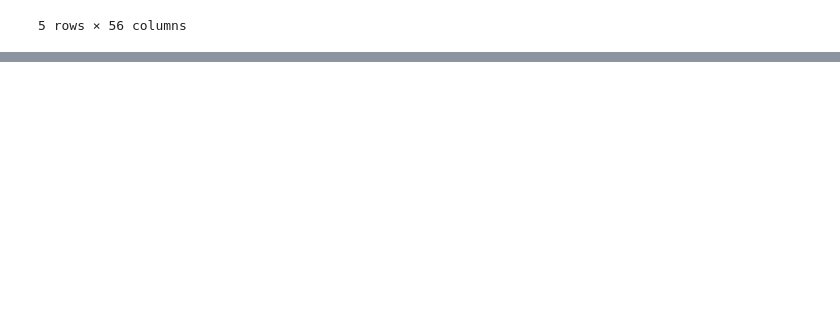
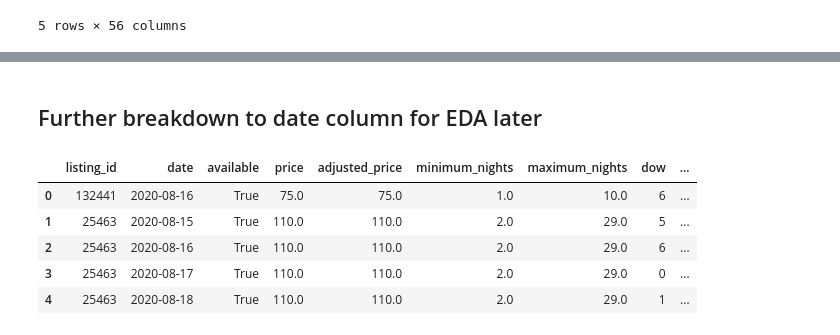
Before and after one commit to LingxingG/Data-Mining-Project, a Jupyter notebook: May Myo/pre-processing and EDA/Airbnb Data Pre-processing.ipynb, the cells around one changed output, grey strips where cells are left out. Cells and saved outputs as stored; diff of their text form; code cells hidden in the pictures; blank space fills up the shorter version.

```diff
--- a/May Myo/pre-processing and EDA/Airbnb Data Pre-processing.ipynb
+++ b/May Myo/pre-processing and EDA/Airbnb Data Pre-processing.ipynb
@@ -220,0 +372,3 @@ pickle_listings_df.head(5)
+# %%
+calendar_df.fillna(0,inplace=True)
+calendar_df.isnull().sum()
@@ -220,0 +399,23 @@ pickle_listings_df.head(5)
+# %% [markdown]
+## Further breakdown to date column for EDA later
+# %%
+calendar_df['dow'] = pd.DatetimeIndex(calendar_df['date']).dayofweek
+calendar_df['doy'] = pd.DatetimeIndex(calendar_df['date']).dayofyear
+calendar_df['year'] = pd.DatetimeIndex(calendar_df['date']).year
+calendar_df['month'] = pd.DatetimeIndex(calendar_df['date']).month
+calendar_df['quarter'] = pd.DatetimeIndex(calendar_df['date']).quarter
+#calendar_df['hour'] = data.index.hour
+calendar_df['weekday'] = pd.DatetimeIndex(calendar_df['date']).day_name()
+calendar_df['woy'] = pd.DatetimeIndex(calendar_df['date']).weekofyear
+calendar_df['dom'] = pd.DatetimeIndex(calendar_df['date']).day # Day of Month
+
+calendar_df['season'] = calendar_df['month'].apply(lambda month_number: (month_number%12 + 3)//3)
+# %%
+calendar_df.head(5)
+# %% [output]
+|  | listing_id | date | available | price | adjusted_price | minimum_nights | maximum_nights | dow | ... |
+| 0 | 132441 | 2020-08-16 | True | 75.0 | 75.0 | 1.0 | 10.0 | 6 | ... |
+| 1 | 25463 | 2020-08-15 | True | 110.0 | 110.0 | 2.0 | 29.0 | 5 | ... |
+| 2 | 25463 | 2020-08-16 | True | 110.0 | 110.0 | 2.0 | 29.0 | 6 | ... |
+| 3 | 25463 | 2020-08-17 | True | 110.0 | 110.0 | 2.0 | 29.0 | 0 | ... |
+| 4 | 25463 | 2020-08-18 | True | 110.0 | 110.0 | 2.0 | 29.0 | 1 | ... |
```
Also changed, not shown: parts of 32 cells of this notebook, 1 other file.
